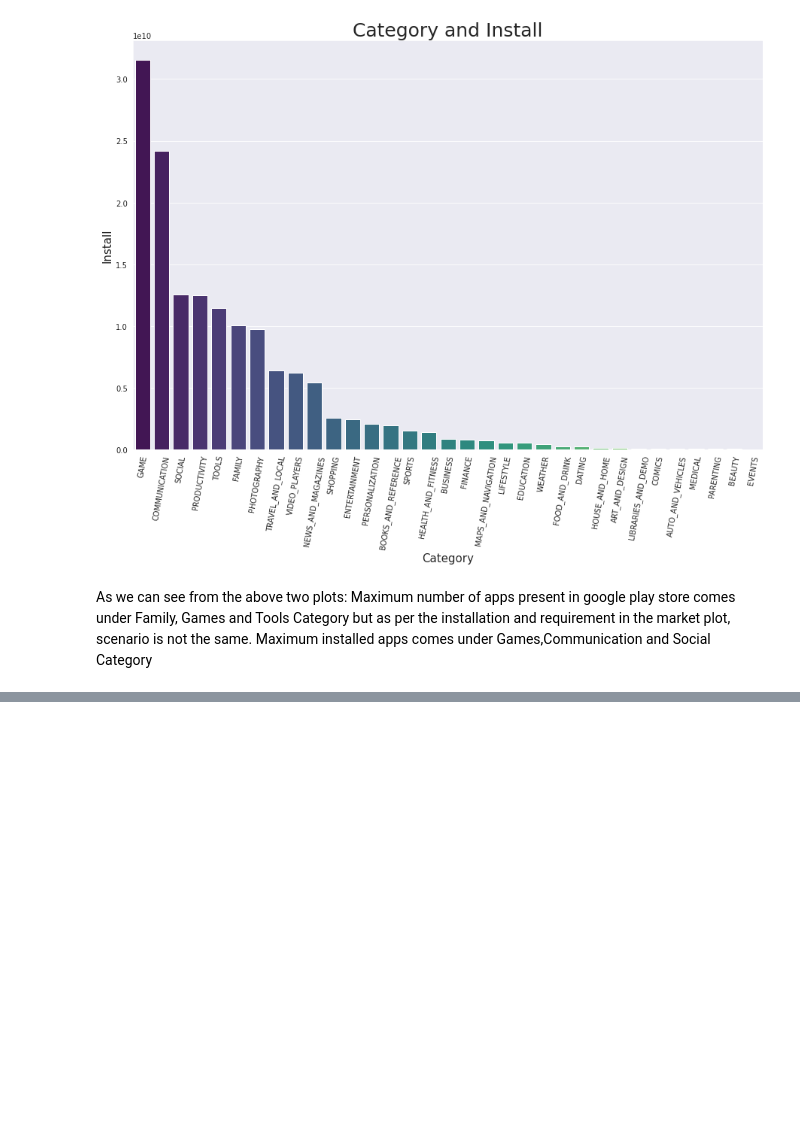
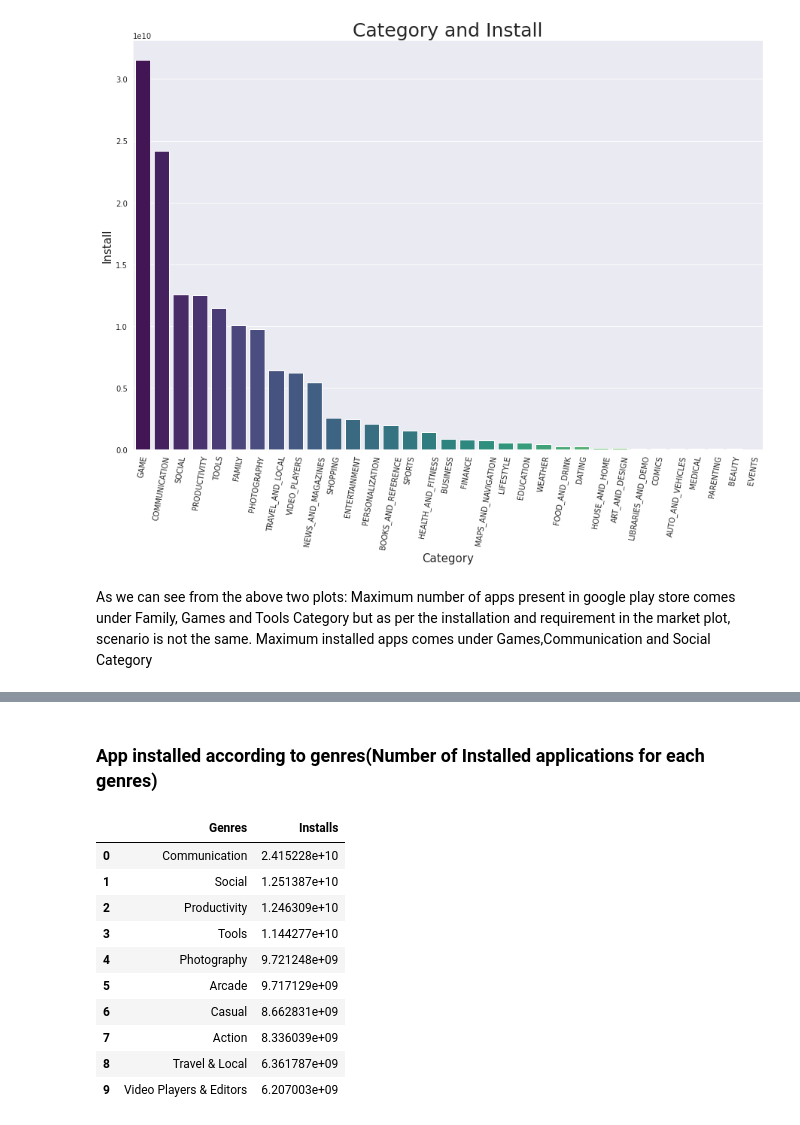
Before and after one commit to victorious07/Play-Store-App-Review-Analysis, a Jupyter notebook: Play_Store_App_Review_Analysis_Capstone_Project.ipynb, the cells around one changed output, grey strips where cells are left out. Cells and saved outputs as stored; diff of their text form; code cells hidden in the pictures; blank space fills up the shorter version.

```diff
--- a/Play_Store_App_Review_Analysis_Capstone_Project.ipynb
+++ b/Play_Store_App_Review_Analysis_Capstone_Project.ipynb
@@ -540,0 +579,2 @@ As we can see from the above two plots: Maximum number of apps present in google
+# %% [markdown]
+### App installed according to genres(Number of Installed applications for each genres)
@@ -540,0 +584,14 @@ As we can see from the above two plots: Maximum number of apps present in google
+# %%
+app_genres_installs
+# %% [output]
+|  | Genres | Installs |
+| 0 | Communication | 2.415228e+10 |
+| 1 | Social | 1.251387e+10 |
+| 2 | Productivity | 1.246309e+10 |
+| 3 | Tools | 1.144277e+10 |
+| 4 | Photography | 9.721248e+09 |
+| 5 | Arcade | 9.717129e+09 |
+| 6 | Casual | 8.662831e+09 |
+| 7 | Action | 8.336039e+09 |
+| 8 | Travel & Local | 6.361787e+09 |
+| 9 | Video Players & Editors | 6.207003e+09 |
```
Also changed, not shown: parts of 14 cells of this notebook.
